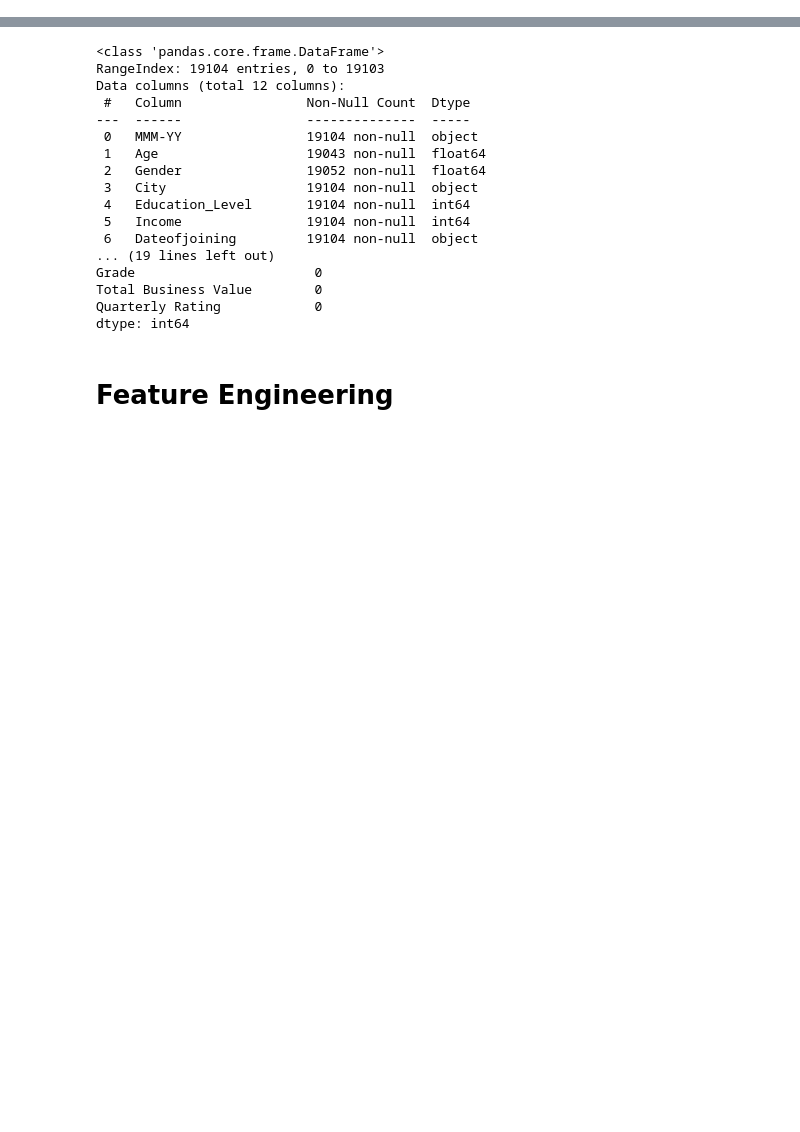
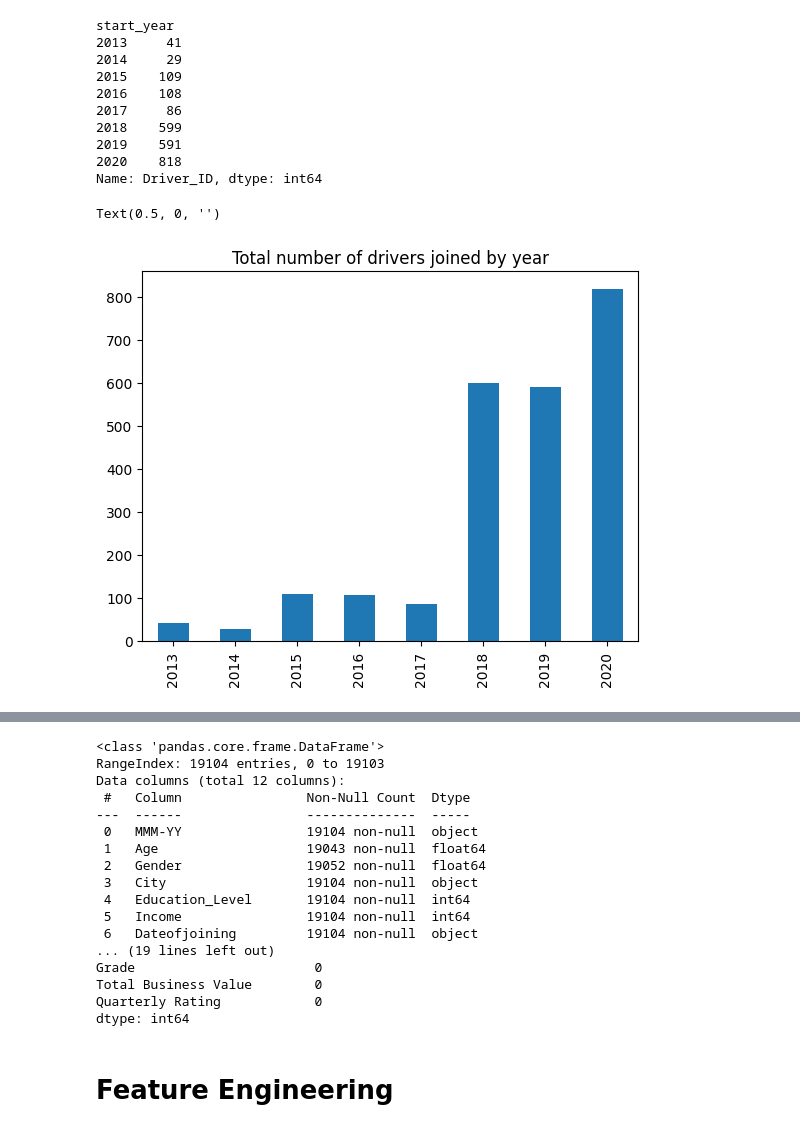
Before and after one commit to madhavpro3/DSML_casestudies, a Jupyter notebook: driver_churn.ipynb, the cells around one changed output, grey strips where cells are left out. Cells and saved outputs as stored; diff of their text form; code cells hidden in the pictures; blank space fills up the shorter version.

```diff
--- a/driver_churn.ipynb
+++ b/driver_churn.ipynb
@@ -48,0 +96,20 @@ Name: count, Length: 2381, dtype: int64
+# %%
+print(df_agg.groupby('start_year')['Driver_ID'].count())
+
+df_agg.groupby('start_year')['Driver_ID'].count().plot(kind='bar')
+plt.title('Total number of drivers joined by year')
+plt.xlabel('')
+plt.show()
+# %% [output]
+start_year
+2013     41
+2014     29
+2015    109
+2016    108
+2017     86
+2018    599
+2019    591
+2020    818
+Name: Driver_ID, dtype: int64
+Text(0.5, 0, '')
+[figure, added]
```
Also changed, not shown: parts of 15 cells of this notebook.
